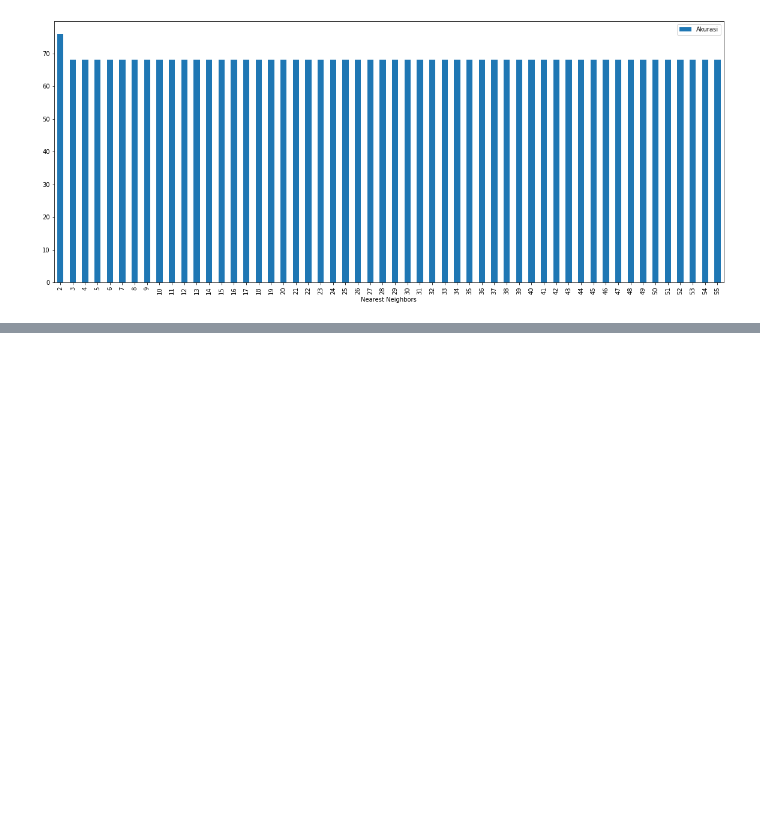
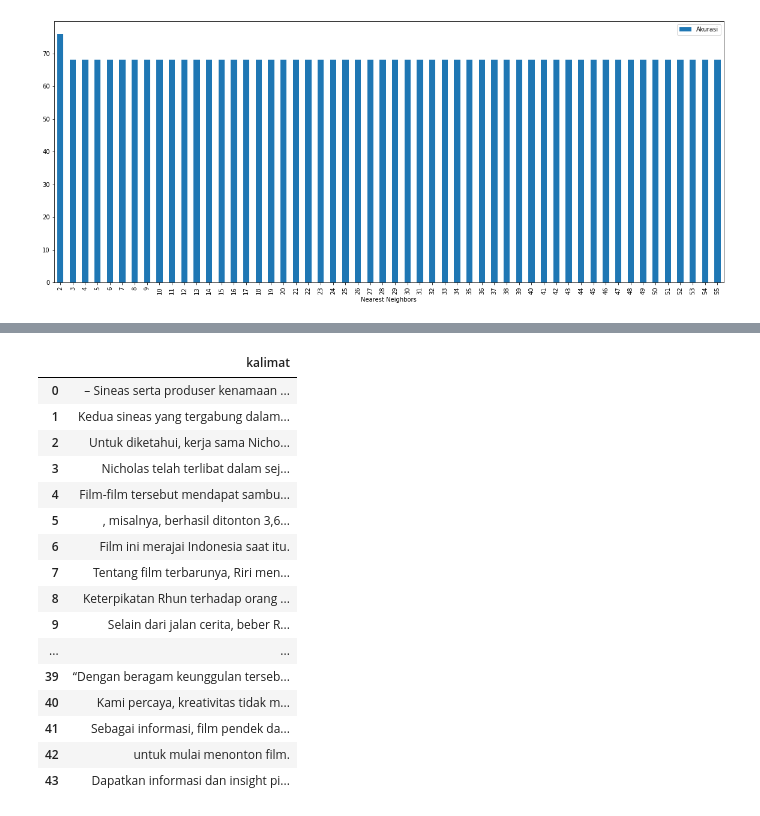
Before and after one commit to smilesense/Web-Mining, a Jupyter notebook: _sources/notebooks.ipynb, the cells around one changed output, grey strips where cells are left out. Cells and saved outputs as stored; diff of their text form; code cells hidden in the pictures; blank space fills up the shorter version.

```diff
--- a/_sources/notebooks.ipynb
+++ b/_sources/notebooks.ipynb
@@ -597,0 +747,8 @@ dfprediksi
+# %%
+import pandas as pd
+pd.options.mode.chained_assignment = None
+pd.options.display.max_colwidth = None
+pd.options.display.max_columns = None
+pd.options.display.max_rows = None
+df_scrape = pd.read_json('hasil.json')
+df_scrape
@@ -597,0 +765,11 @@ dfprediksi
+# %%
+import nltk
+nltk.download('punkt')
+from nltk.tokenize import sent_tokenize
+
+df_pisahkalimat = df_scrape.copy()
+df_pisahkalimat ["konten"][0] = sent_tokenize(df_pisahkalimat["konten"][0])
+
+df_pisahkalimat = pd.DataFrame(df_pisahkalimat["konten"][0], columns=["kalimat"])
+df_pisahkalimat
+# %% [output]
@@ -597,0 +778,17 @@ dfprediksi
+|  | kalimat |
+| 0 | – Sineas serta produser kenamaan ... |
+| 1 | Kedua sineas yang tergabung dalam... |
+| 2 | Untuk diketahui, kerja sama Nicho... |
+| 3 | Nicholas telah terlibat dalam sej... |
+| 4 | Film-film tersebut mendapat sambu... |
+| 5 | , misalnya, berhasil ditonton 3,6... |
+| 6 | Film ini merajai Indonesia saat itu. |
+| 7 | Tentang film terbarunya, Riri men... |
+| 8 | Keterpikatan Rhun terhadap orang ... |
+| 9 | Selain dari jalan cerita, beber R... |
+| ... | ... |
+| 39 | “Dengan beragam keunggulan terseb... |
+| 40 | Kami percaya, kreativitas tidak m... |
+| 41 | Sebagai informasi, film pendek da... |
+| 42 | untuk mulai menonton film. |
+| 43 | Dapatkan informasi dan insight pi... |
```
Also changed, not shown: parts of 74 cells of this notebook, 11 other files.
